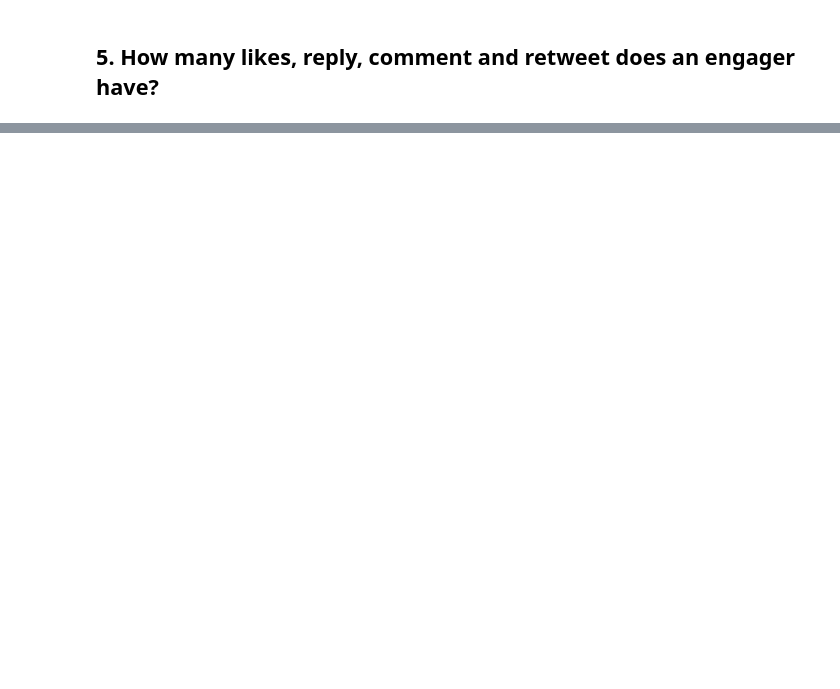
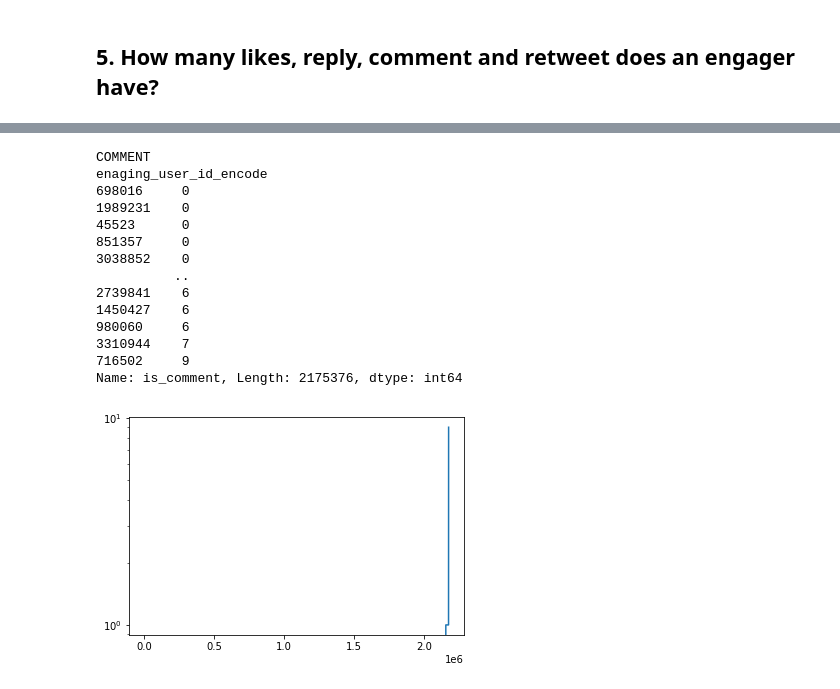
Before and after one commit to RecKIE7/recsys2021-twitter, a Jupyter notebook: analysis/user.ipynb, the cells around one changed output, grey strips where cells are left out. Drawn from its saved outputs; the diff is of its cells as text; code cells hidden in the pictures; blank space fills up the shorter version.

```diff
--- a/analysis/user.ipynb
+++ b/analysis/user.ipynb
@@ -137,0 +183,26 @@ aggregate_result
+# %%
+result = aggregate_result["is_comment"].sort_values()
+print("COMMENT")
+print(result)
+
+# Plotting the result
+plt.clf()
+plt.yscale('log')
+plt.plot(result.to_array())
+plt.show()
+# %% [output]
+COMMENT
+enaging_user_id_encode
+698016     0
+1989231    0
+45523      0
+851357     0
+3038852    0
+          ..
+2739841    6
+1450427    6
+980060     6
+3310944    7
+716502     9
+Name: is_comment, Length: 2175376, dtype: int64
+[figure, added]
```
Also changed, not shown: parts of 7 cells of this notebook.
